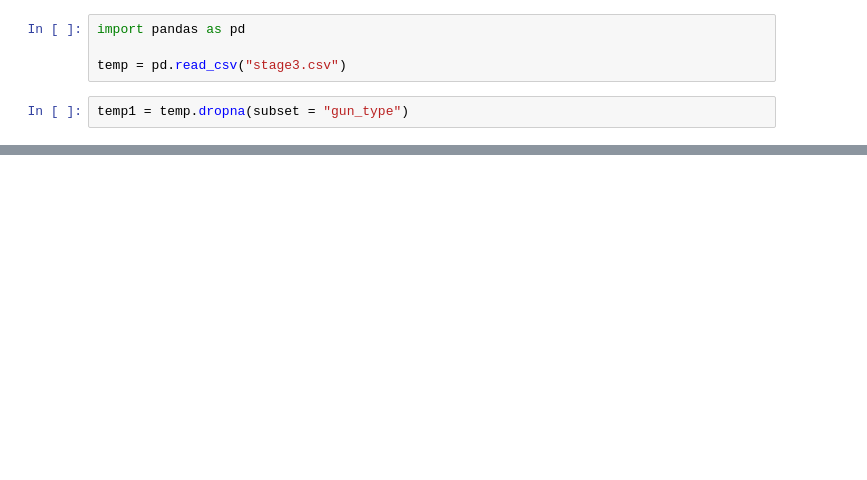
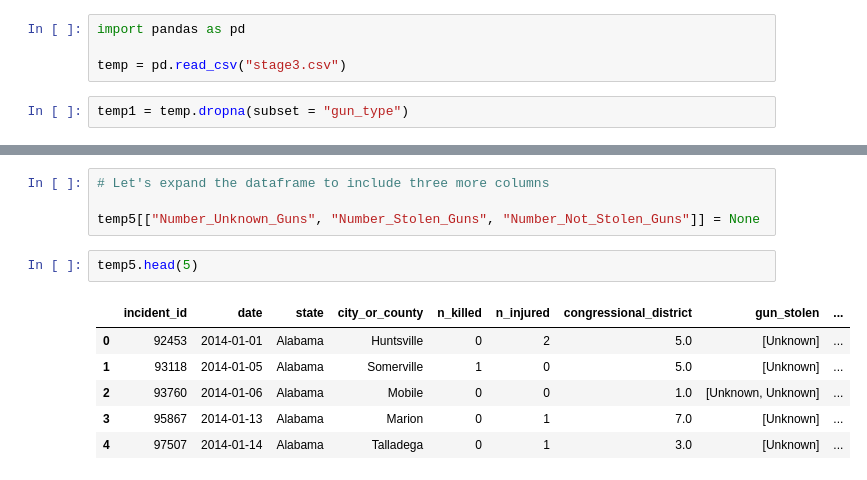
Before and after one commit to TeresaV2015/Mass-Shootings, a Jupyter notebook: Project-Gun.ipynb, the cells around one changed output, grey strips where cells are left out. Cells and saved outputs as stored; diff of their text form; blank space fills up the shorter version.

```diff
--- a/Project-Gun.ipynb
+++ b/Project-Gun.ipynb
@@ -134,0 +155,13 @@ split_df.head(10)
+# %%
+# Let's expand the dataframe to include three more columns
+
+temp5[["Number_Unknown_Guns", "Number_Stolen_Guns", "Number_Not_Stolen_Guns"]] = None
+# %%
+temp5.head(5)
+# %% [output]
+|  | incident_id | date | state | city_or_county | n_killed | n_injured | congressional_district | gun_stolen | ... |
+| 0 | 92453 | 2014-01-01 | Alabama | Huntsville | 0 | 2 | 5.0 | [Unknown] | ... |
+| 1 | 93118 | 2014-01-05 | Alabama | Somerville | 1 | 0 | 5.0 | [Unknown] | ... |
+| 2 | 93760 | 2014-01-06 | Alabama | Mobile | 0 | 0 | 1.0 | [Unknown, Unknown] | ... |
+| 3 | 95867 | 2014-01-13 | Alabama | Marion | 0 | 1 | 7.0 | [Unknown] | ... |
+| 4 | 97507 | 2014-01-14 | Alabama | Talladega | 0 | 1 | 3.0 | [Unknown] | ... |
```
Also changed, not shown: parts of 15 cells of this notebook.
